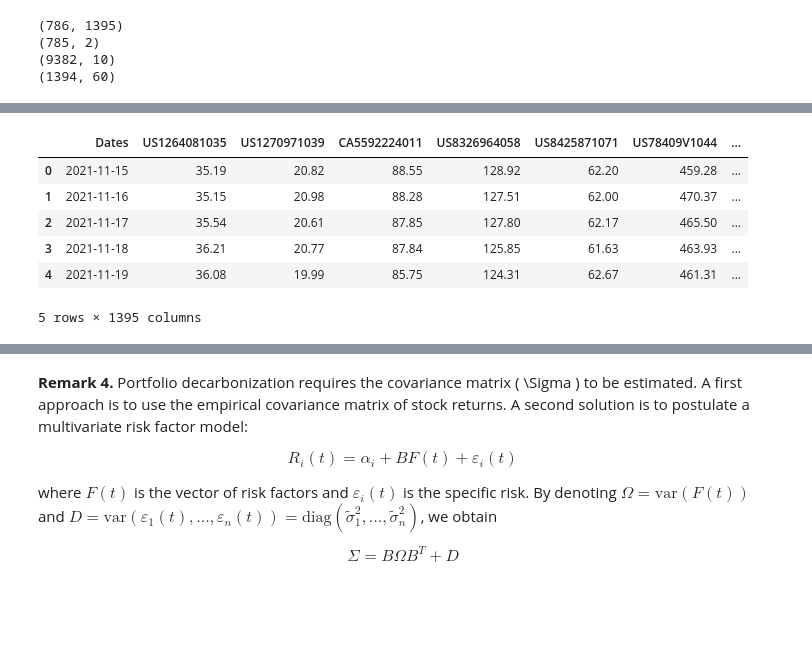
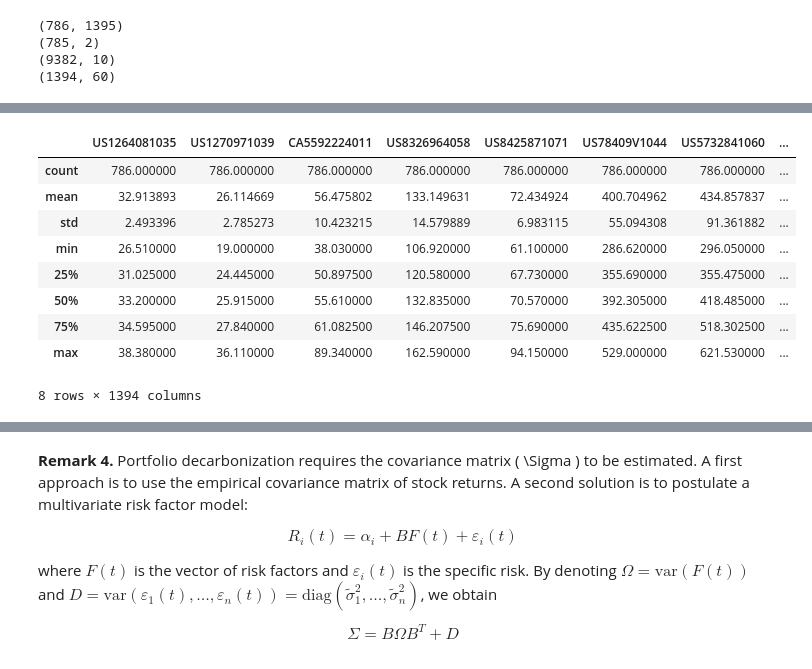
Before and after one commit to MoutetMaxime/net-zero-portfolio, a Jupyter notebook: code/test.ipynb, the cells around one changed output, grey strips where cells are left out. Saved outputs shown, nothing was run; the diff lists cells and outputs as text; code cells hidden in the pictures; blank space fills up the shorter version.

```diff
--- a/code/test.ipynb
+++ b/code/test.ipynb
@@ -22,10 +34,13 @@ print(data_msci.shape)
 # %%
-bbg_prices.head()
+bbg_prices.describe()
 # %% [output]
-|  | Dates | US1264081035 | US1270971039 | CA5592224011 | US8326964058 | US8425871071 | US78409V1044 | ... |
-| 0 | 2021-11-15 | 35.19 | 20.82 | 88.55 | 128.92 | 62.20 | 459.28 | ... |
-| 1 | 2021-11-16 | 35.15 | 20.98 | 88.28 | 127.51 | 62.00 | 470.37 | ... |
-| 2 | 2021-11-17 | 35.54 | 20.61 | 87.85 | 127.80 | 62.17 | 465.50 | ... |
-| 3 | 2021-11-18 | 36.21 | 20.77 | 87.84 | 125.85 | 61.63 | 463.93 | ... |
-| 4 | 2021-11-19 | 36.08 | 19.99 | 85.75 | 124.31 | 62.67 | 461.31 | ... |
+|  | US1264081035 | US1270971039 | CA5592224011 | US8326964058 | US8425871071 | US78409V1044 | US5732841060 | ... |
+| count | 786.000000 | 786.000000 | 786.000000 | 786.000000 | 786.000000 | 786.000000 | 786.000000 | ... |
+| mean | 32.913893 | 26.114669 | 56.475802 | 133.149631 | 72.434924 | 400.704962 | 434.857837 | ... |
+| std | 2.493396 | 2.785273 | 10.423215 | 14.579889 | 6.983115 | 55.094308 | 91.361882 | ... |
+| min | 26.510000 | 19.000000 | 38.030000 | 106.920000 | 61.100000 | 286.620000 | 296.050000 | ... |
+| 25% | 31.025000 | 24.445000 | 50.897500 | 120.580000 | 67.730000 | 355.690000 | 355.475000 | ... |
+| 50% | 33.200000 | 25.915000 | 55.610000 | 132.835000 | 70.570000 | 392.305000 | 418.485000 | ... |
+| 75% | 34.595000 | 27.840000 | 61.082500 | 146.207500 | 75.690000 | 435.622500 | 518.302500 | ... |
+| max | 38.380000 | 36.110000 | 89.340000 | 162.590000 | 94.150000 | 529.000000 | 621.530000 | ... |
-5 rows × 1395 columns
+8 rows × 1394 columns
```
Also changed, not shown: parts of 11 cells of this notebook, 2 other files.
